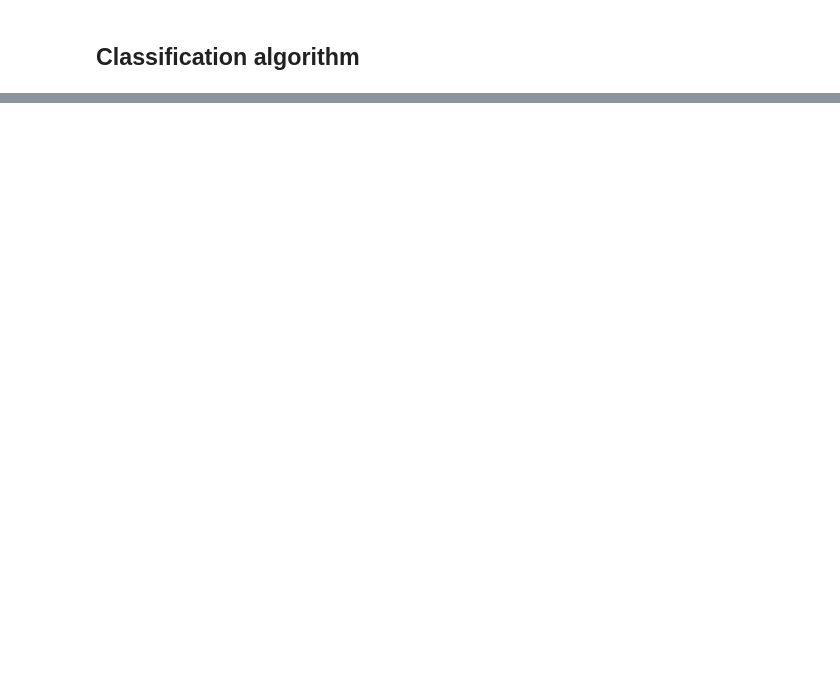
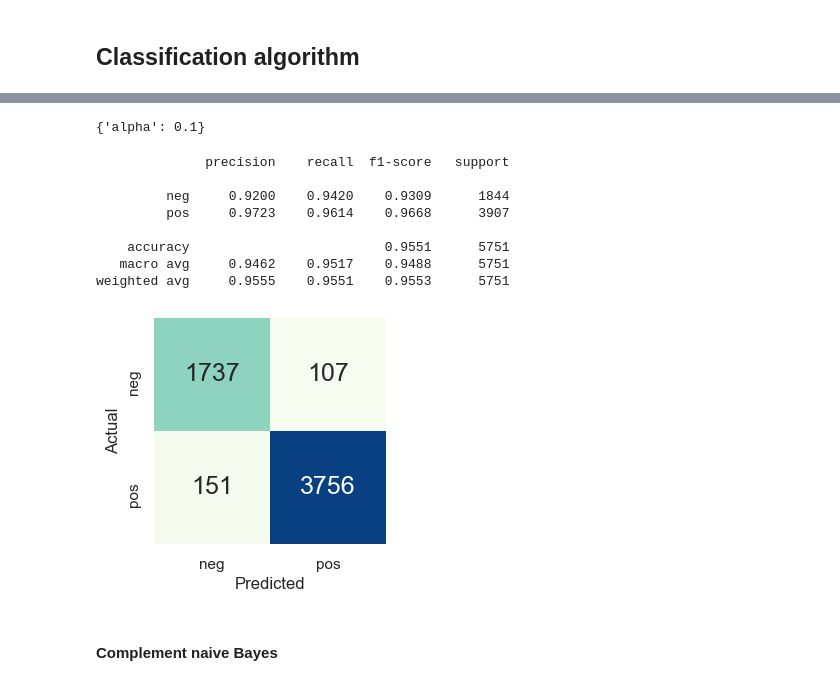
Before and after one commit to manuelemacchia/hotel-sentiment-analysis, a Jupyter notebook: classifier.ipynb, the cells around one changed output, grey strips where cells are left out. Drawn from its saved outputs; the diff is of its cells as text; code cells hidden in the pictures; blank space fills up the shorter version.

```diff
--- a/classifier.ipynb
+++ b/classifier.ipynb
@@ -388,0 +319,6 @@ pd.DataFrame({'Id': range(0, len(y_pred)), 'Predicted': y_pred}).to_csv('predict
+# %%
+params = {'alpha': [0.1, 0.2, 0.3, 0.4, 0.5, 0.6, 0.7, 0.8, 0.9, 1.0]}
+
+nb = MultinomialNB()
+clf = GridSearchCV(nb, param_grid=params, scoring='f1_weighted', cv=5, n_jobs=3)
+clf.fit(X_train_scaled, y_train)
@@ -388,0 +334,19 @@ pd.DataFrame({'Id': range(0, len(y_pred)), 'Predicted': y_pred}).to_csv('predict
+# %%
+clf.best_params_
+# %% [output]
+{'alpha': 0.1}
+# %%
+y_pred = clf.predict(X_test_scaled) # call predict on the estimator with the best found parameters
+clf_metrics(y_test, y_pred)
+# %% [output]
+              precision    recall  f1-score   support
+
+         neg     0.9200    0.9420    0.9309      1844
+         pos     0.9723    0.9614    0.9668      3907
+
+    accuracy                         0.9551      5751
+   macro avg     0.9462    0.9517    0.9488      5751
+weighted avg     0.9555    0.9551    0.9553      5751
+[figure, added]
+# %% [markdown]
+#### Complement naive Bayes
```
Also changed, not shown: parts of 49 cells of this notebook.
